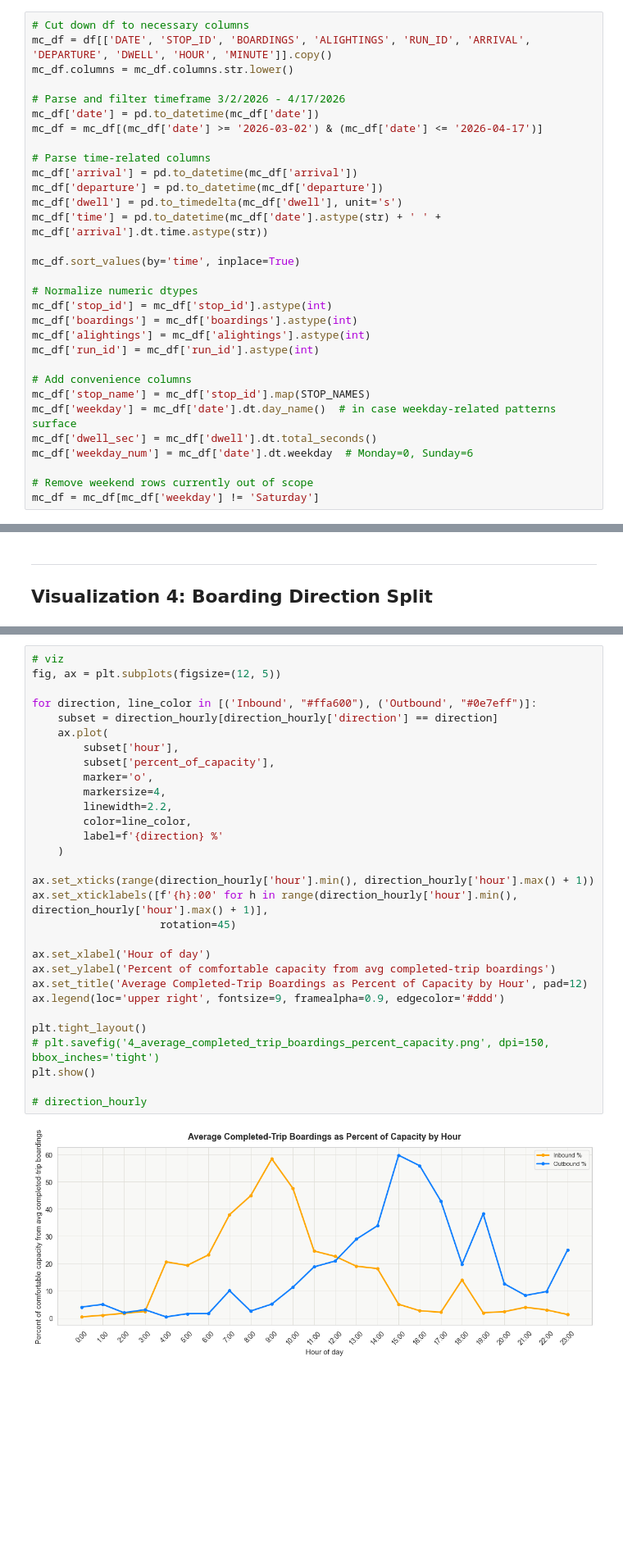
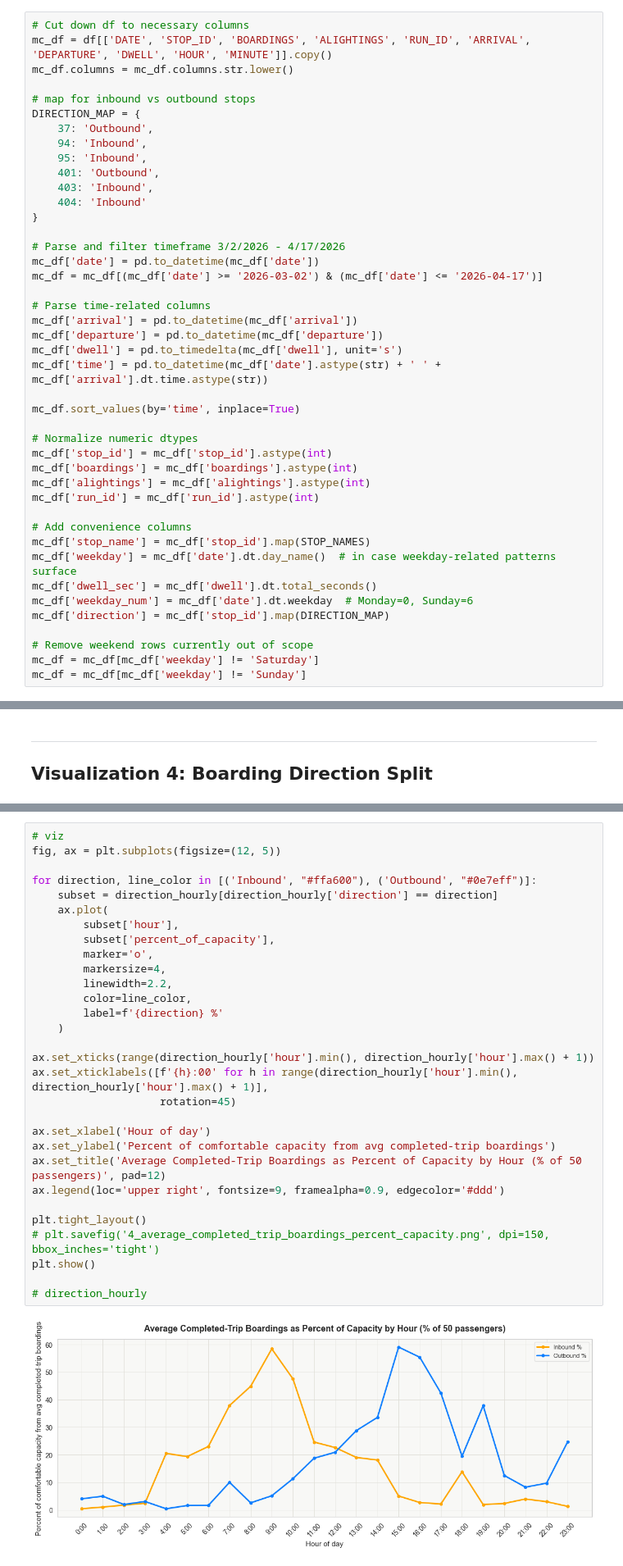
Before and after one commit to morgan1461/WMC-dashboard, a Jupyter notebook: analysis_notebooks/peak_hours.ipynb, the cells around one changed output, grey strips where cells are left out. Shown at 82% size. Saved outputs shown, nothing was run; the diff lists cells and outputs as text; blank space fills up the shorter version.

Commit message:
Create a monthly template for visualizations to be added to and begin modeling

```diff
--- a/analysis_notebooks/peak_hours.ipynb
+++ b/analysis_notebooks/peak_hours.ipynb
@@ -129,6 +109,16 @@ for month, year in timeframe_dict.items():
 # Cut down df to necessary columns
 mc_df = df[['DATE', 'STOP_ID', 'BOARDINGS', 'ALIGHTINGS', 'RUN_ID', 'ARRIVAL', 'DEPARTURE', 'DWELL', 'HOUR', 'MINUTE']].copy()
 mc_df.columns = mc_df.columns.str.lower()
+
+# map for inbound vs outbound stops
+DIRECTION_MAP = {
+    37: 'Outbound',
+    94: 'Inbound',
+    95: 'Inbound',
+    401: 'Outbound',
+    403: 'Inbound',
+    404: 'Inbound'
+}
 
 # Parse and filter timeframe 3/2/2026 - 4/17/2026
 mc_df['date'] = pd.to_datetime(mc_df['date'])
@@ -153,9 +143,11 @@ mc_df['stop_name'] = mc_df['stop_id'].map(STOP_NAMES)
 mc_df['weekday'] = mc_df['date'].dt.day_name()  # in case weekday-related patterns surface
 mc_df['dwell_sec'] = mc_df['dwell'].dt.total_seconds()
 mc_df['weekday_num'] = mc_df['date'].dt.weekday  # Monday=0, Sunday=6
+mc_df['direction'] = mc_df['stop_id'].map(DIRECTION_MAP)
 
 # Remove weekend rows currently out of scope
 mc_df = mc_df[mc_df['weekday'] != 'Saturday']
+mc_df = mc_df[mc_df['weekday'] != 'Sunday']
 # %%
 # Shape and data check
 print(f'Records : {len(mc_df)}')
@@ -744,32 +700,32 @@ Max completed-trip boardings: 75
 # %%
 # viz
 fig, ax = plt.subplots(figsize=(12, 5))
 
 for direction, line_color in [('Inbound', "#ffa600"), ('Outbound', "#0e7eff")]:
     subset = direction_hourly[direction_hourly['direction'] == direction]
     ax.plot(
         subset['hour'],
         subset['percent_of_capacity'],
         marker='o',
         markersize=4,
         linewidth=2.2,
         color=line_color,
         label=f'{direction} %'
     )
 
 ax.set_xticks(range(direction_hourly['hour'].min(), direction_hourly['hour'].max() + 1))
 ax.set_xticklabels([f'{h}:00' for h in range(direction_hourly['hour'].min(), direction_hourly['hour'].max() + 1)],
                     rotation=45)
 
 ax.set_xlabel('Hour of day')
 ax.set_ylabel('Percent of comfortable capacity from avg completed-trip boardings')
-ax.set_title('Average Completed-Trip Boardings as Percent of Capacity by Hour', pad=12)
+ax.set_title('Average Completed-Trip Boardings as Percent of Capacity by Hour (% of 50 passengers)', pad=12)
 ax.legend(loc='upper right', fontsize=9, framealpha=0.9, edgecolor='#ddd')
 
 plt.tight_layout()
 # plt.savefig('4_average_completed_trip_boardings_percent_capacity.png', dpi=150, bbox_inches='tight')
 plt.show()
 
 # direction_hourly
 # %% [output]
-[figure, old version]
+[figure, new version]
```
Also changed, not shown: parts of 11 cells of this notebook, 3 other files.
